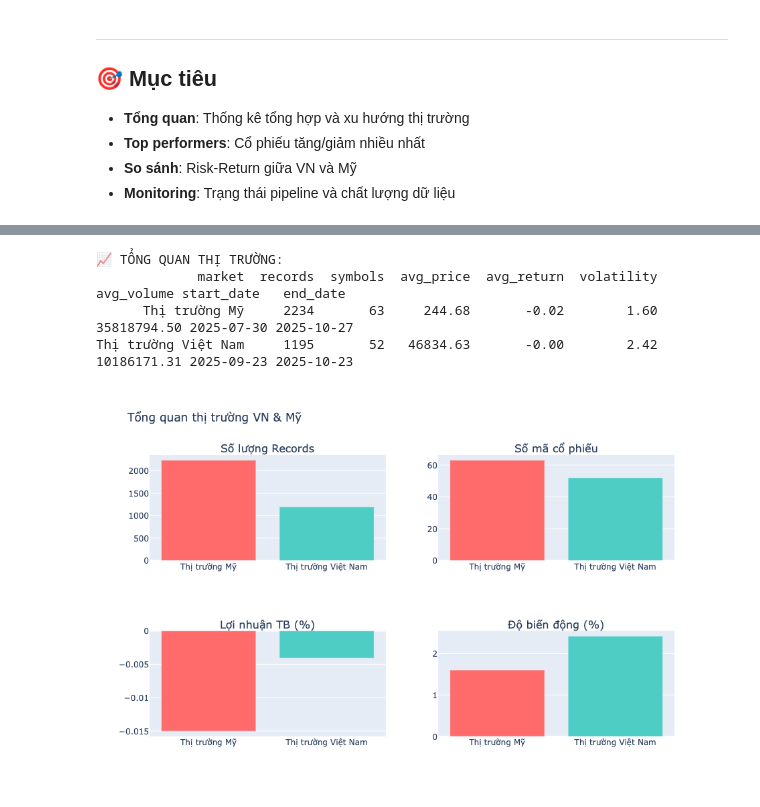
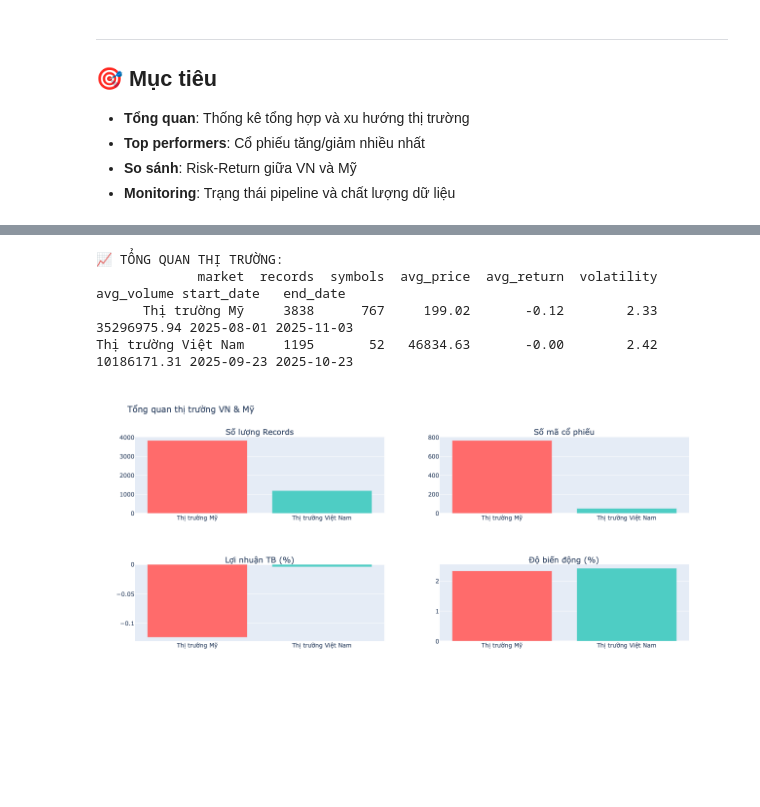
Before and after one commit to dokien092-hash/spark-realdata-pipeline, a Jupyter notebook: notebooks/stock_dashboard.ipynb, the cells around one changed output, grey strips where cells are left out. Cells and saved outputs as stored; diff of their text form; code cells hidden in the pictures; blank space fills up the shorter version.

```diff
--- a/notebooks/stock_dashboard.ipynb
+++ b/notebooks/stock_dashboard.ipynb
@@ -42,8 +42,9 @@ def get_market_overview():
     query = """
     SELECT
         CASE
-            WHEN source_name IN ('Alpha Vantage', 'Polygon.io') THEN 'Thị trường Mỹ'
-            WHEN source_name = 'Yahoo Finance' THEN 'Thị trường Việt Nam'
+            WHEN source IN ('finnhub', 'alphavantage', 'polygon') THEN 'Thị trường Mỹ'
+            WHEN source = 'yahoo' THEN 'Thị trường Việt Nam'
+            ELSE 'Khác'
         END as market,
         COUNT(*) as records,
         COUNT(DISTINCT symbol) as symbols,
@@ -57,38 +58,39 @@ def get_market_overview():
     WHERE daily_return IS NOT NULL
     GROUP BY
         CASE
-            WHEN source_name IN ('Alpha Vantage', 'Polygon.io') THEN 'Thị trường Mỹ'
-            WHEN source_name = 'Yahoo Finance' THEN 'Thị trường Việt Nam'
+            WHEN source IN ('finnhub', 'alphavantage', 'polygon') THEN 'Thị trường Mỹ'
+            WHEN source = 'yahoo' THEN 'Thị trường Việt Nam'
+            ELSE 'Khác'
         END
     ORDER BY records DESC
     """
     return pd.read_sql(query, conn)
 
 df_overview = get_market_overview()
 print("📈 TỔNG QUAN THỊ TRƯỜNG:")
 print(df_overview.round(2).to_string(index=False))
 
 # Biểu đồ tổng quan
 fig = make_subplots(
     rows=2, cols=2,
     subplot_titles=('Số lượng Records', 'Số mã cổ phiếu', 'Lợi nhuận TB (%)', 'Độ biến động (%)'),
     specs=[[{"type": "bar"}, {"type": "bar"}], [{"type": "bar"}, {"type": "bar"}]]
 )
 
 colors = ['#FF6B6B', '#4ECDC4']
 fig.add_trace(go.Bar(x=df_overview['market'], y=df_overview['records'], name='Records', marker_color=colors), row=1, col=1)
 fig.add_trace(go.Bar(x=df_overview['market'], y=df_overview['symbols'], name='Symbols', marker_color=colors), row=1, col=2)
 fig.add_trace(go.Bar(x=df_overview['market'], y=df_overview['avg_return'], name='Avg Return', marker_color=colors), row=2, col=1)
 fig.add_trace(go.Bar(x=df_overview['market'], y=df_overview['volatility'], name='Volatility', marker_color=colors), row=2, col=2)
 
 fig.update_layout(height=600, title_text="Tổng quan thị trường VN & Mỹ", showlegend=False)
 fig.show()
 # %% [output]
 📈 TỔNG QUAN THỊ TRƯỜNG:
              market  records  symbols  avg_price  avg_return  volatility  avg_volume start_date   end_date
-      Thị trường Mỹ     2234       63     244.68       -0.02        1.60 35818794.50 2025-07-30 2025-10-27
+      Thị trường Mỹ     3838      767     199.02       -0.12        2.33 35296975.94 2025-08-01 2025-11-03
 Thị trường Việt Nam     1195       52   46834.63       -0.00        2.42 10186171.31 2025-09-23 2025-10-23
-[figure, old version]
+[figure, new version]
 # %%
 # 🏆 2. TOP PERFORMERS - TĂNG NHIỀU NHẤT
 def get_top_gainers(limit=10):
```
Also changed, not shown: parts of 9 cells of this notebook, 43 other files.
